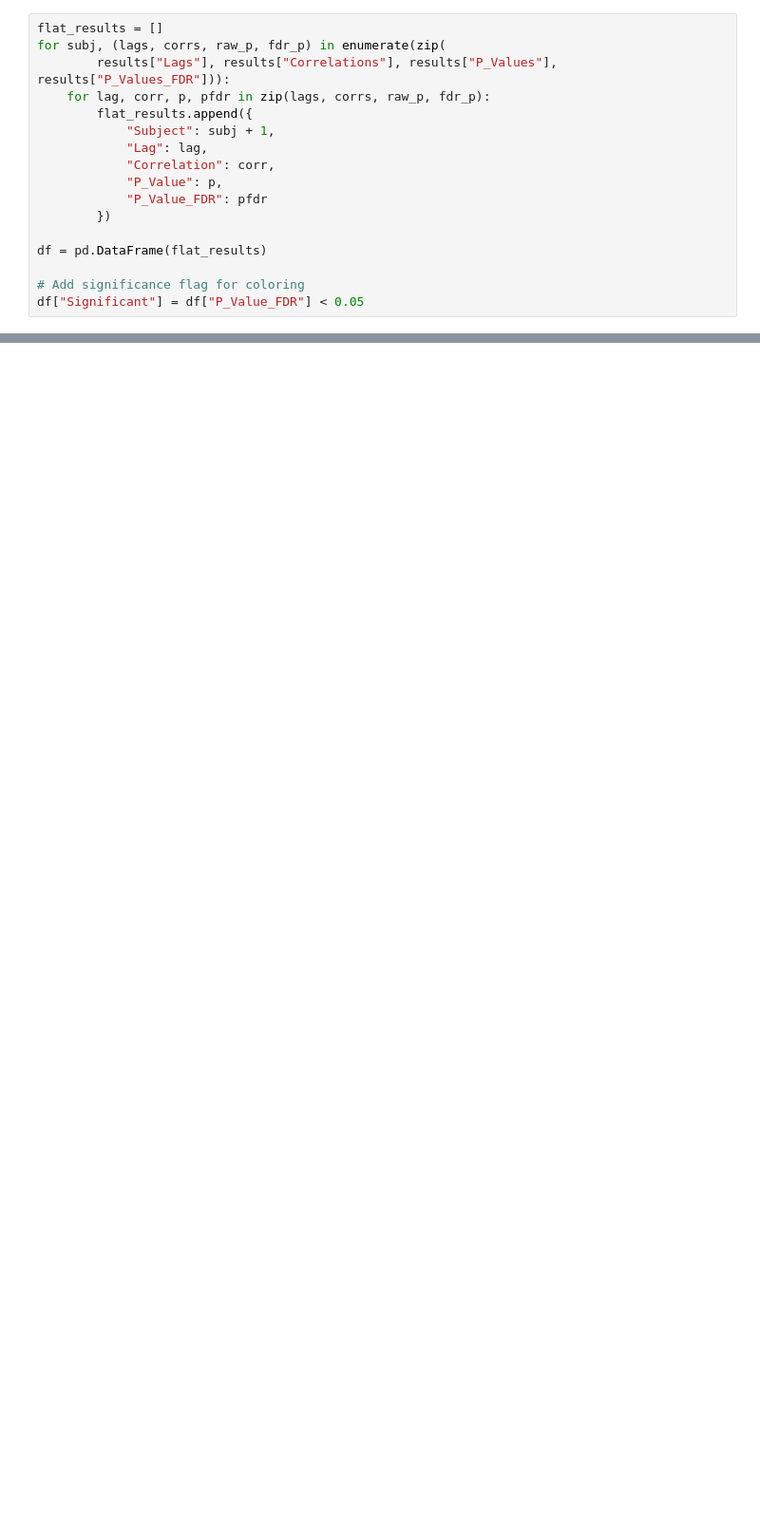
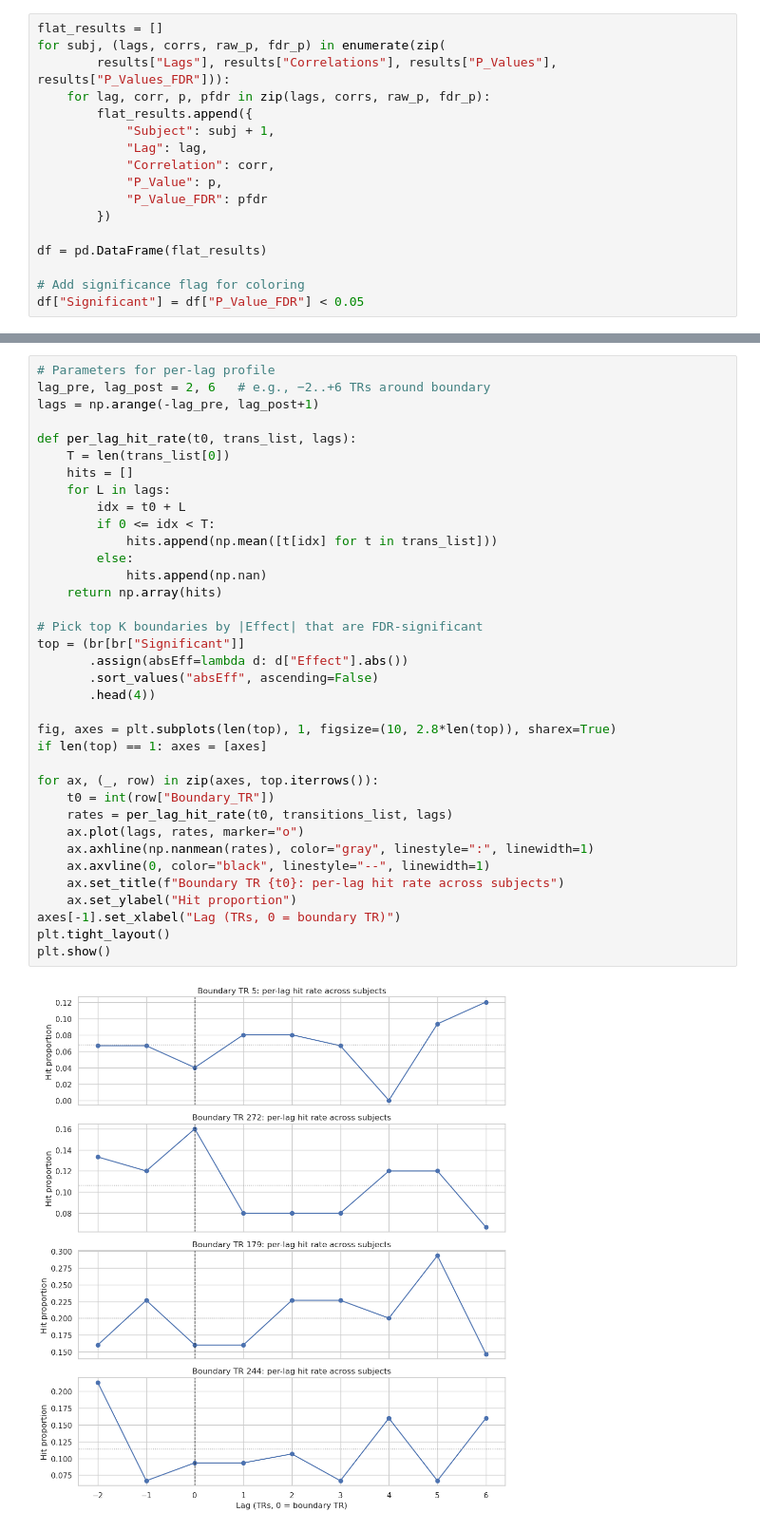
Before and after one commit to natalie-mcclain/narratives-project, a Jupyter notebook: cross_correlation.ipynb, the cells around one changed output, grey strips where cells are left out. Shown at 95% size. Drawn from its saved outputs; the diff is of its cells as text; blank space fills up the shorter version.

```diff
--- a/cross_correlation.ipynb
+++ b/cross_correlation.ipynb
@@ -192,0 +427,38 @@ plt.show()
+# %%
+# Parameters for per-lag profile
+lag_pre, lag_post = 2, 6   # e.g., −2..+6 TRs around boundary
+lags = np.arange(-lag_pre, lag_post+1)
+
+def per_lag_hit_rate(t0, trans_list, lags):
+    T = len(trans_list[0])
+    hits = []
+    for L in lags:
+        idx = t0 + L
+        if 0 <= idx < T:
+            hits.append(np.mean([t[idx] for t in trans_list]))
+        else:
+            hits.append(np.nan)
+    return np.array(hits)
+
+# Pick top K boundaries by |Effect| that are FDR-significant
+top = (br[br["Significant"]]
+       .assign(absEff=lambda d: d["Effect"].abs())
+       .sort_values("absEff", ascending=False)
+       .head(4))
+
+fig, axes = plt.subplots(len(top), 1, figsize=(10, 2.8*len(top)), sharex=True)
+if len(top) == 1: axes = [axes]
+
+for ax, (_, row) in zip(axes, top.iterrows()):
+    t0 = int(row["Boundary_TR"])
+    rates = per_lag_hit_rate(t0, transitions_list, lags)
+    ax.plot(lags, rates, marker="o")
+    ax.axhline(np.nanmean(rates), color="gray", linestyle=":", linewidth=1)
+    ax.axvline(0, color="black", linestyle="--", linewidth=1)
+    ax.set_title(f"Boundary TR {t0}: per-lag hit rate across subjects")
+    ax.set_ylabel("Hit proportion")
+axes[-1].set_xlabel("Lag (TRs, 0 = boundary TR)")
+plt.tight_layout()
+plt.show()
+# %% [output]
+[figure, added]
```
Also changed, not shown: parts of 9 cells of this notebook, 18 other files.
